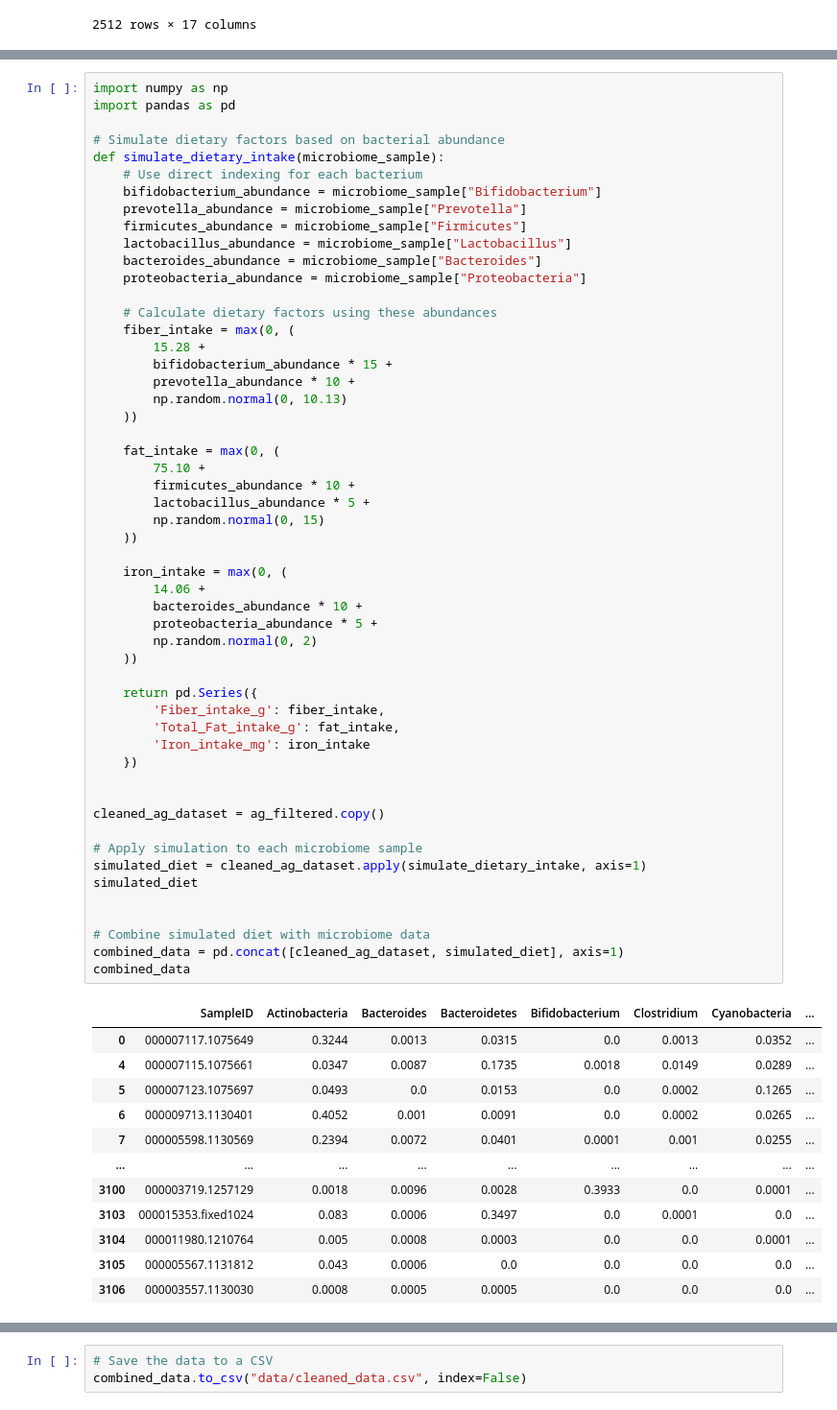
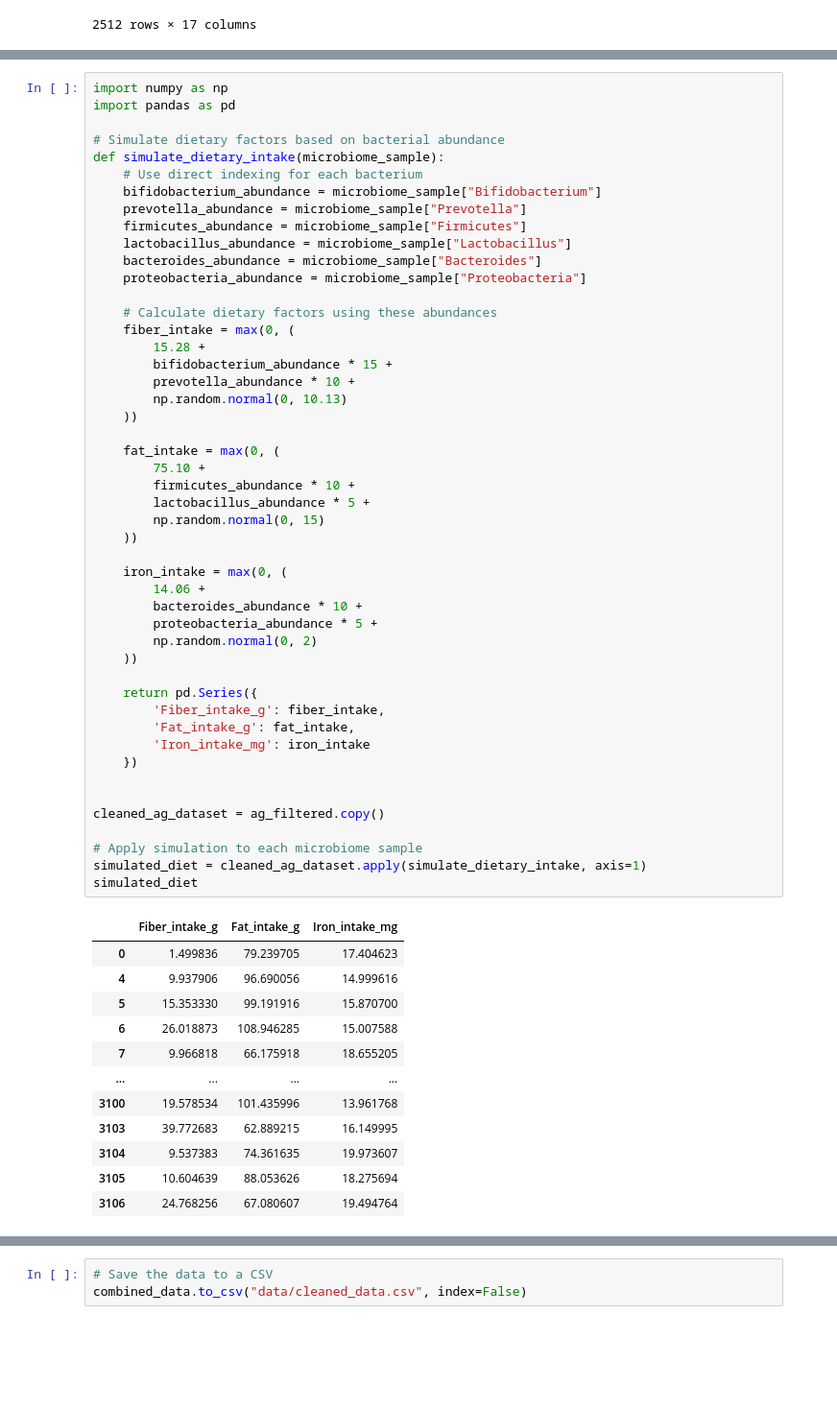
Before and after one commit to mariaponomarova/ML_project, a Jupyter notebook: preprocessing.ipynb, the cells around one changed output, grey strips where cells are left out. Shown at 96% size. Cells and saved outputs as stored; diff of their text form; blank space fills up the shorter version.

```diff
--- a/preprocessing.ipynb
+++ b/preprocessing.ipynb
@@ -114,48 +164,43 @@ def simulate_dietary_intake(microbiome_sample):
         prevotella_abundance * 10 +
         np.random.normal(0, 10.13)
     ))
 
     fat_intake = max(0, (
         75.10 +
         firmicutes_abundance * 10 +
         lactobacillus_abundance * 5 +
         np.random.normal(0, 15)
     ))
 
     iron_intake = max(0, (
         14.06 +
         bacteroides_abundance * 10 +
         proteobacteria_abundance * 5 +
         np.random.normal(0, 2)
     ))
 
     return pd.Series({
         'Fiber_intake_g': fiber_intake,
-        'Total_Fat_intake_g': fat_intake,
+        'Fat_intake_g': fat_intake,
         'Iron_intake_mg': iron_intake
     })
 
 
 cleaned_ag_dataset = ag_filtered.copy()
 
 # Apply simulation to each microbiome sample
 simulated_diet = cleaned_ag_dataset.apply(simulate_dietary_intake, axis=1)
 simulated_diet
-
-
-# Combine simulated diet with microbiome data
-combined_data = pd.concat([cleaned_ag_dataset, simulated_diet], axis=1)
-combined_data
 # %% [output]
-|  | SampleID | Actinobacteria | Bacteroides | Bacteroidetes | Bifidobacterium | Clostridium | Cyanobacteria | ... |
-| 0 | 000007117.1075649 | 0.3244 | 0.0013 | 0.0315 | 0.0 | 0.0013 | 0.0352 | ... |
-| 4 | 000007115.1075661 | 0.0347 | 0.0087 | 0.1735 | 0.0018 | 0.0149 | 0.0289 | ... |
-| 5 | 000007123.1075697 | 0.0493 | 0.0 | 0.0153 | 0.0 | 0.0002 | 0.1265 | ... |
-| 6 | 000009713.1130401 | 0.4052 | 0.001 | 0.0091 | 0.0 | 0.0002 | 0.0265 | ... |
-| 7 | 000005598.1130569 | 0.2394 | 0.0072 | 0.0401 | 0.0001 | 0.001 | 0.0255 | ... |
-| ... | ... | ... | ... | ... | ... | ... | ... | ... |
-| 3100 | 000003719.1257129 | 0.0018 | 0.0096 | 0.0028 | 0.3933 | 0.0 | 0.0001 | ... |
-| 3103 | 000015353.fixed1024 | 0.083 | 0.0006 | 0.3497 | 0.0 | 0.0001 | 0.0 | ... |
-| 3104 | 000011980.1210764 | 0.005 | 0.0008 | 0.0003 | 0.0 | 0.0 | 0.0001 | ... |
-| 3105 | 000005567.1131812 | 0.043 | 0.0006 | 0.0 | 0.0 | 0.0 | 0.0 | ... |
-| 3106 | 000003557.1130030 | 0.0008 | 0.0005 | 0.0005 | 0.0 | 0.0 | 0.0 | ... |
+|  | Fiber_intake_g | Fat_intake_g | Iron_intake_mg |
+| 0 | 1.499836 | 79.239705 | 17.404623 |
+| 4 | 9.937906 | 96.690056 | 14.999616 |
+| 5 | 15.353330 | 99.191916 | 15.870700 |
+| 6 | 26.018873 | 108.946285 | 15.007588 |
+| 7 | 9.966818 | 66.175918 | 18.655205 |
+| ... | ... | ... | ... |
+| 3100 | 19.578534 | 101.435996 | 13.961768 |
+| 3103 | 39.772683 | 62.889215 | 16.149995 |
+| 3104 | 9.537383 | 74.361635 | 19.973607 |
+| 3105 | 10.604639 | 88.053626 | 18.275694 |
+| 3106 | 24.768256 | 67.080607 | 19.494764 |
```
Also changed, not shown: parts of 5 cells of this notebook, 1 other file.
